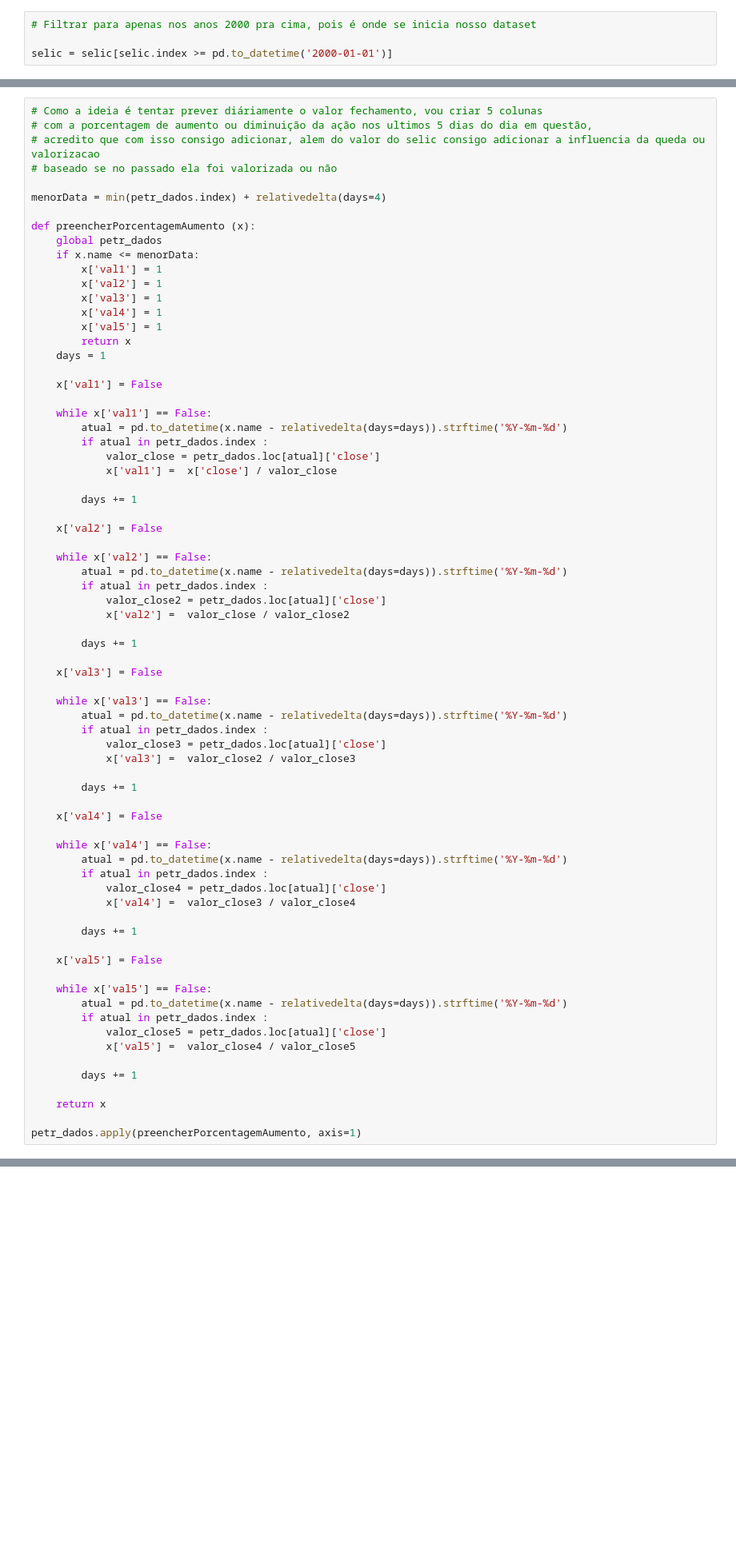
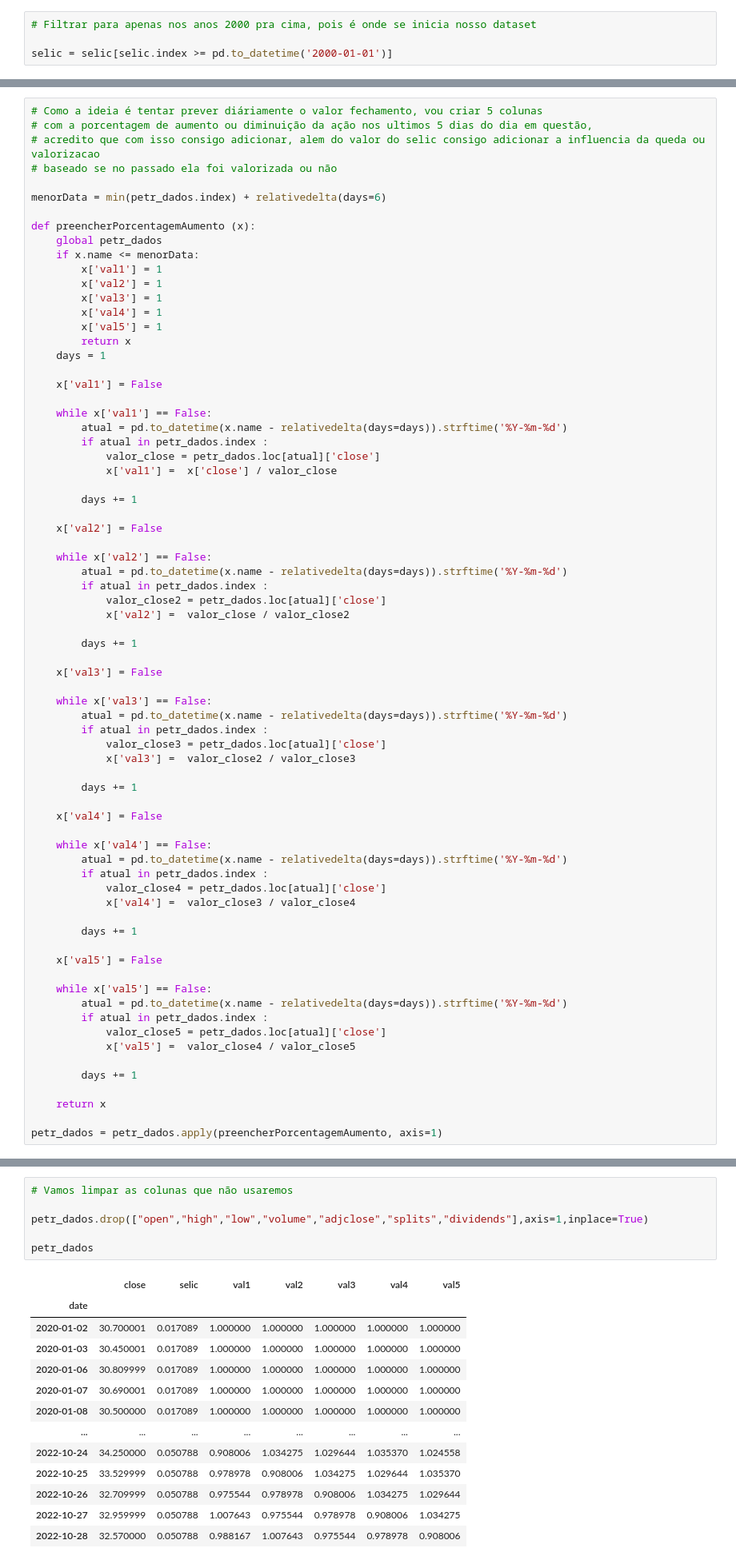
Before and after one commit to xxbielxd/Modelo-de-Predi-o-da-Bolsa-de-Valores, a Jupyter notebook: script.ipynb, the cells around one changed output, grey strips where cells are left out. Shown: that part at 80% size. Drawn from its saved outputs; the diff is of its cells as text; blank space fills up the shorter version.

```diff
--- a/script.ipynb
+++ b/script.ipynb
@@ -200,7 +204,7 @@ corr.style.background_gradient(cmap='coolwarm').set_precision(2)
 # acredito que com isso consigo adicionar, alem do valor do selic consigo adicionar a influencia da queda ou valorizacao
 # baseado se no passado ela foi valorizada ou não
 
-menorData = min(petr_dados.index) + relativedelta(days=4)
+menorData = min(petr_dados.index) + relativedelta(days=6)
 
 def preencherPorcentagemAumento (x):
     global petr_dados
@@ -265,4 +269,4 @@ def preencherPorcentagemAumento (x):
 
     return x
 
-petr_dados.apply(preencherPorcentagemAumento, axis=1)
+petr_dados = petr_dados.apply(preencherPorcentagemAumento, axis=1)
@@ -288,0 +273,20 @@ TypeError: no numeric data to plot
+# %%
+# Vamos limpar as colunas que não usaremos
+
+petr_dados.drop(["open","high","low","volume","adjclose","splits","dividends"],axis=1,inplace=True)
+
+petr_dados
+# %% [output]
+|  | close | selic | val1 | val2 | val3 | val4 | val5 |
+| date |  |  |  |  |  |  |  |
+| 2020-01-02 | 30.700001 | 0.017089 | 1.000000 | 1.000000 | 1.000000 | 1.000000 | 1.000000 |
+| 2020-01-03 | 30.450001 | 0.017089 | 1.000000 | 1.000000 | 1.000000 | 1.000000 | 1.000000 |
+| 2020-01-06 | 30.809999 | 0.017089 | 1.000000 | 1.000000 | 1.000000 | 1.000000 | 1.000000 |
+| 2020-01-07 | 30.690001 | 0.017089 | 1.000000 | 1.000000 | 1.000000 | 1.000000 | 1.000000 |
+| 2020-01-08 | 30.500000 | 0.017089 | 1.000000 | 1.000000 | 1.000000 | 1.000000 | 1.000000 |
+| ... | ... | ... | ... | ... | ... | ... | ... |
+| 2022-10-24 | 34.250000 | 0.050788 | 0.908006 | 1.034275 | 1.029644 | 1.035370 | 1.024558 |
+| 2022-10-25 | 33.529999 | 0.050788 | 0.978978 | 0.908006 | 1.034275 | 1.029644 | 1.035370 |
+| 2022-10-26 | 32.709999 | 0.050788 | 0.975544 | 0.978978 | 0.908006 | 1.034275 | 1.029644 |
+| 2022-10-27 | 32.959999 | 0.050788 | 1.007643 | 0.975544 | 0.978978 | 0.908006 | 1.034275 |
+| 2022-10-28 | 32.570000 | 0.050788 | 0.988167 | 1.007643 | 0.975544 | 0.978978 | 0.908006 |
```
Also changed, not shown: parts of 10 cells of this notebook.
